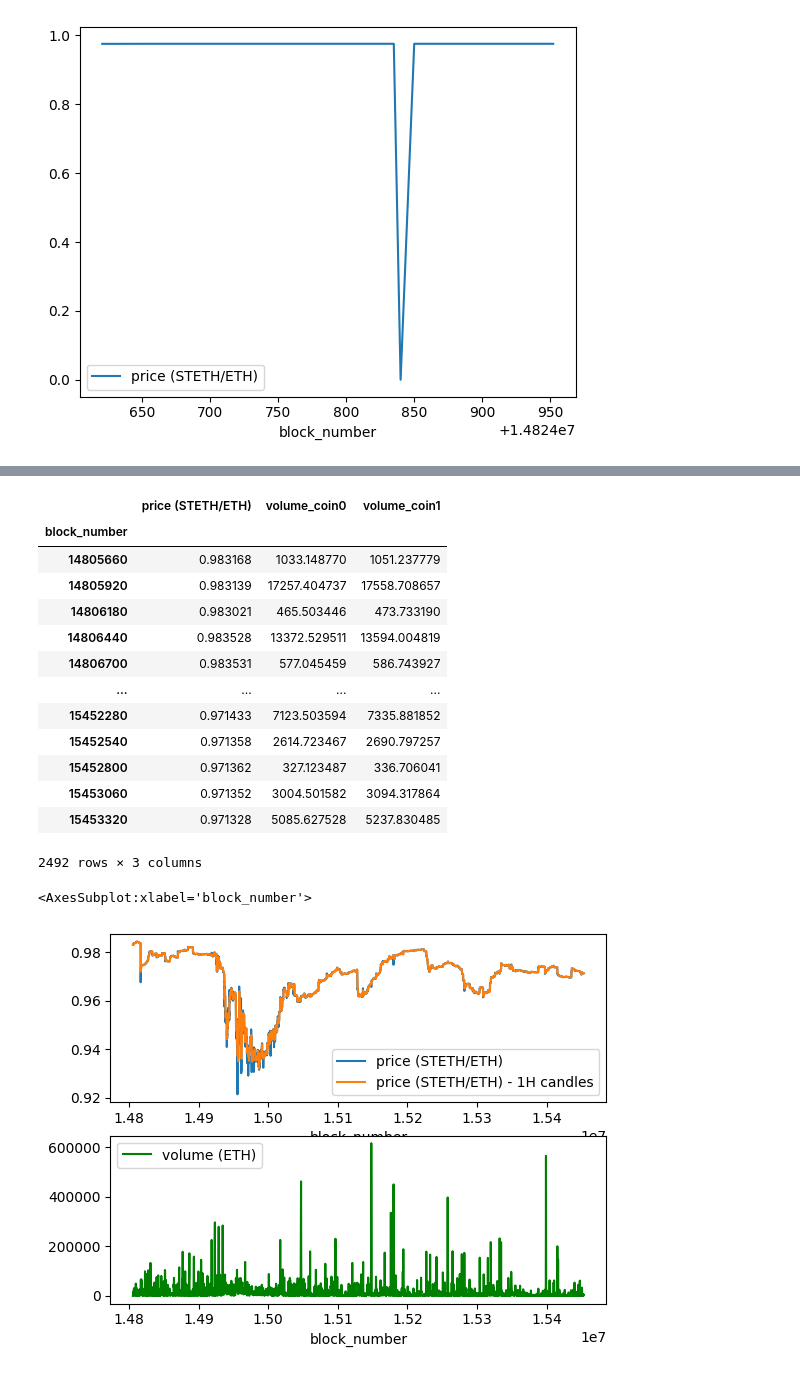
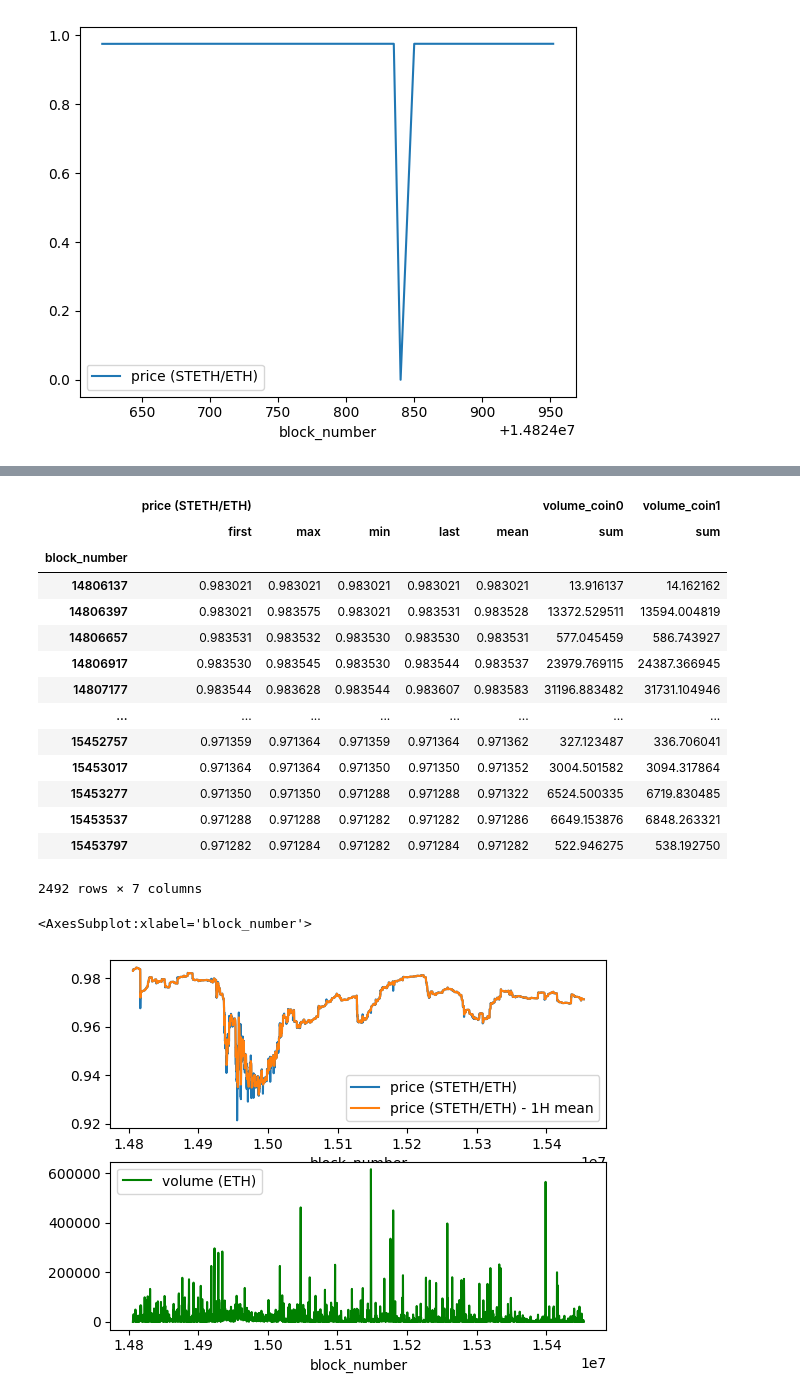
Before and after one commit to fmrmf/hello-ape, a Jupyter notebook: console/hello-ape.ipynb, the cells around one changed output, grey strips where cells are left out. Drawn from its saved outputs; the diff is of its cells as text; code cells hidden in the pictures.

Commit message:
plot candles and volume

```diff
--- a/console/hello-ape.ipynb
+++ b/console/hello-ape.ipynb
@@ -352,29 +355,30 @@ query_swaps_filtered = query_swaps_filtered[first_index:]
 # %%
 # smooth data using mean over 260 blocks for ~ 1h candles
 s = (query_swaps_filtered.index.to_series() / window).astype(int)
-query_swaps_candled = query_swaps_filtered.groupby(s).agg({'price (STETH/ETH)': 'mean', 'volume_coin0': 'sum', 'volume_coin1': 'sum'}).set_index(s.index[::window])
+query_swaps_candled = query_swaps_filtered.groupby(s).agg({'price (STETH/ETH)': ['first', 'max', 'min', 'last', 'mean'], 'volume_coin0': 'sum', 'volume_coin1': 'sum'}).set_index(s.index[::window])
 query_swaps_candled
 # %% [output]
-|  | price (STETH/ETH) | volume_coin0 | volume_coin1 |
-| block_number |  |  |  |
-| 14805660 | 0.983168 | 1033.148770 | 1051.237779 |
-| 14805920 | 0.983139 | 17257.404737 | 17558.708657 |
-| 14806180 | 0.983021 | 465.503446 | 473.733190 |
-| 14806440 | 0.983528 | 13372.529511 | 13594.004819 |
-| 14806700 | 0.983531 | 577.045459 | 586.743927 |
-| ... | ... | ... | ... |
-| 15452280 | 0.971433 | 7123.503594 | 7335.881852 |
-| 15452540 | 0.971358 | 2614.723467 | 2690.797257 |
-| 15452800 | 0.971362 | 327.123487 | 336.706041 |
-| 15453060 | 0.971352 | 3004.501582 | 3094.317864 |
-| 15453320 | 0.971328 | 5085.627528 | 5237.830485 |
+|  | price (STETH/ETH) |  |  |  |  | volume_coin0 | volume_coin1 |
+|  | first | max | min | last | mean | sum | sum |
+| block_number |  |  |  |  |  |  |  |
+| 14806137 | 0.983021 | 0.983021 | 0.983021 | 0.983021 | 0.983021 | 13.916137 | 14.162162 |
+| 14806397 | 0.983021 | 0.983575 | 0.983021 | 0.983531 | 0.983528 | 13372.529511 | 13594.004819 |
+| 14806657 | 0.983531 | 0.983532 | 0.983530 | 0.983530 | 0.983531 | 577.045459 | 586.743927 |
+| 14806917 | 0.983530 | 0.983545 | 0.983530 | 0.983544 | 0.983537 | 23979.769115 | 24387.366945 |
+| 14807177 | 0.983544 | 0.983628 | 0.983544 | 0.983607 | 0.983583 | 31196.883482 | 31731.104946 |
+| ... | ... | ... | ... | ... | ... | ... | ... |
+| 15452757 | 0.971359 | 0.971364 | 0.971359 | 0.971364 | 0.971362 | 327.123487 | 336.706041 |
+| 15453017 | 0.971364 | 0.971364 | 0.971350 | 0.971350 | 0.971352 | 3004.501582 | 3094.317864 |
+| 15453277 | 0.971350 | 0.971350 | 0.971288 | 0.971288 | 0.971322 | 6524.500335 | 6719.830485 |
+| 15453537 | 0.971288 | 0.971288 | 0.971282 | 0.971282 | 0.971286 | 6649.153876 | 6848.263321 |
+| 15453797 | 0.971282 | 0.971284 | 0.971282 | 0.971284 | 0.971282 | 522.946275 | 538.192750 |
-2492 rows × 3 columns
+2492 rows × 7 columns
 # %%
 # make some fancy plots w subplots ...
 fig, ax = plt.subplots(2, 1)
 query_swaps.plot(x='block_number', y='price (STETH/ETH)', ax=ax[0])
-query_swaps_candled.plot(y='price (STETH/ETH)', ax=ax[0], label='price (STETH/ETH) - 1H candles')
-query_swaps_candled.plot(y='volume_coin0', color='g', ax=ax[1], label='volume (ETH)')
+query_swaps_candled['price (STETH/ETH)'].plot(y='mean', ax=ax[0], label='price (STETH/ETH) - 1H mean')
+query_swaps_candled['volume_coin0'].plot(y='sum', color='g', ax=ax[1], label='volume (ETH)')
 # %% [output]
 <AxesSubplot:xlabel='block_number'>
-[figure, old version]
+[figure, new version]
```
Also changed, not shown: parts of 24 cells of this notebook, 1 other file.
